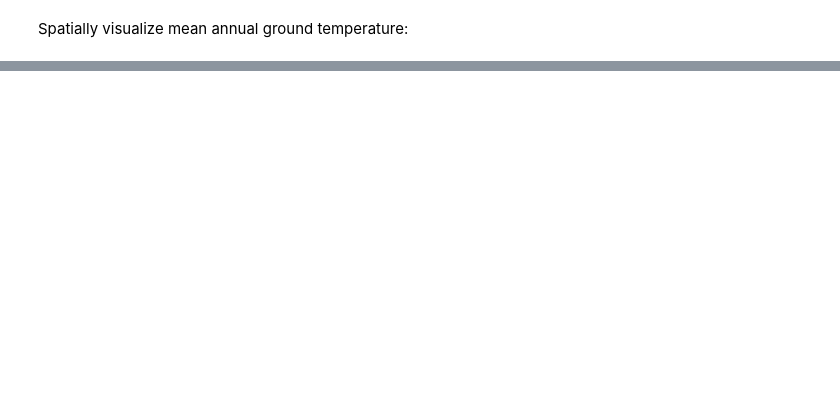
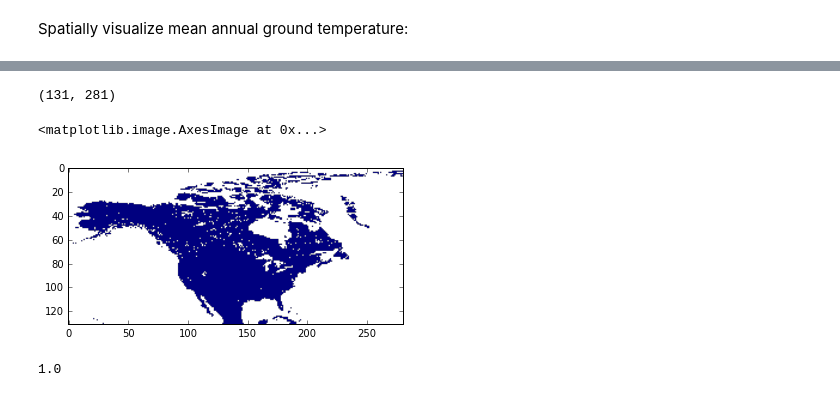
Before and after one commit to permamodel/permamodel, a Jupyter notebook: notebooks/Ku_2D.ipynb, the cells around one changed output, grey strips where cells are left out. Saved outputs shown, nothing was run; the diff lists cells and outputs as text; code cells hidden in the pictures; blank space fills up the shorter version.

```diff
--- a/notebooks/Ku_2D.ipynb
+++ b/notebooks/Ku_2D.ipynb
@@ -134,0 +165,15 @@ plt.hist(TTOP2)
+# %%
+mask = x._model.mask
+# %%
+print np.shape(mask)
+# %% [output]
+(131, 281)
+# %%
+plt.imshow(mask)
+# %% [output]
+<matplotlib.image.AxesImage at 0x...>
+[figure, added]
+# %%
+print np.nanmin(x._model.tot_percent)
+# %% [output]
+1.0
```
Also changed, not shown: parts of 3 cells of this notebook, 5 other files.
